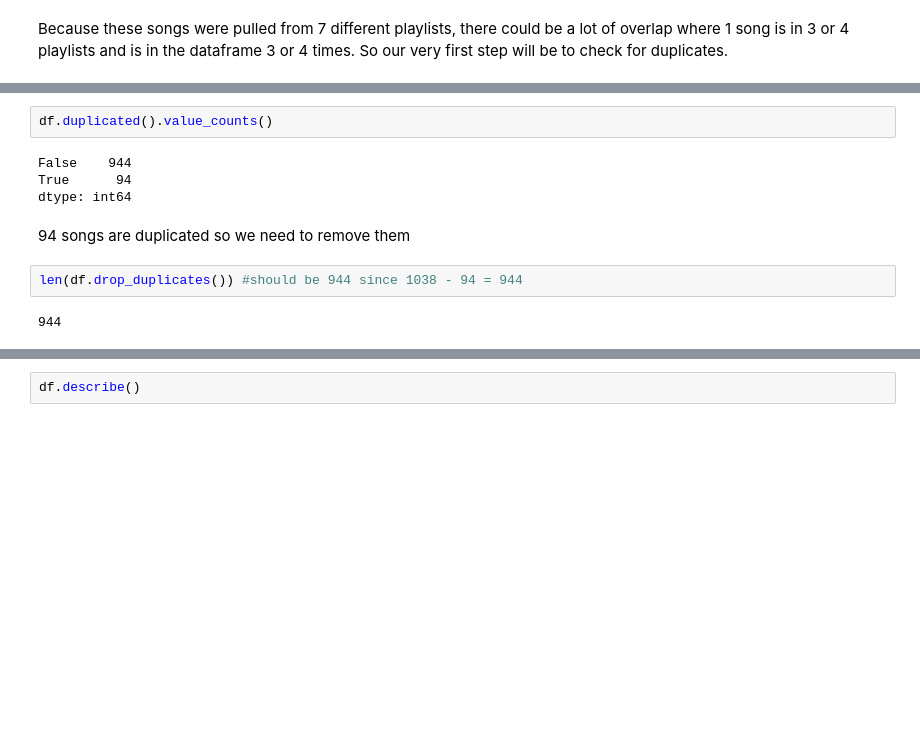
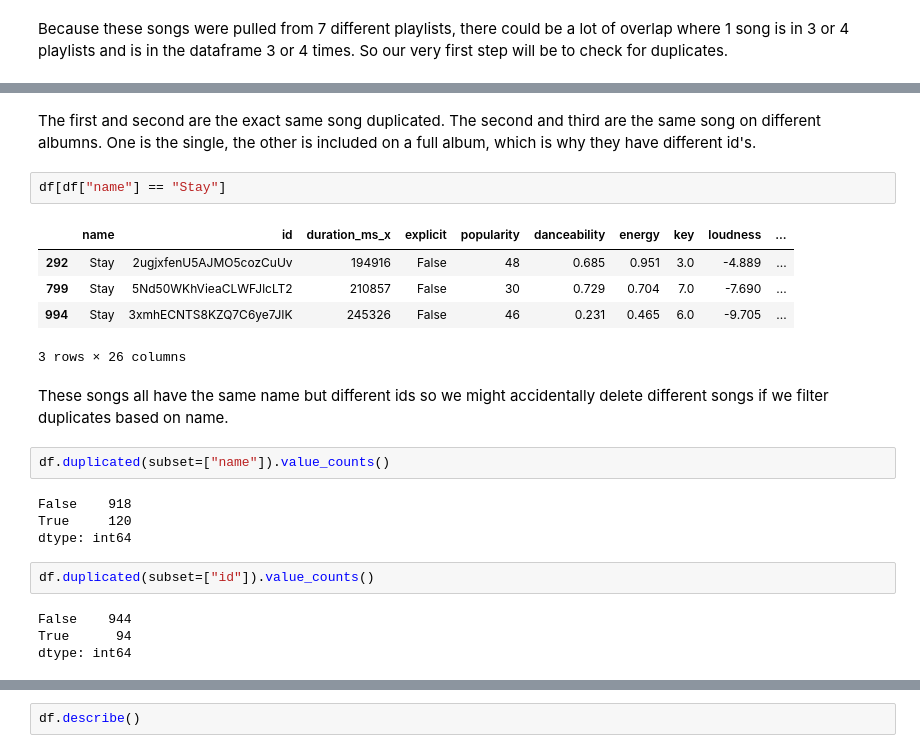
Before and after one commit to golsonallen/Data-Science-DJ, a Jupyter notebook: DJ.ipynb, the cells around one changed output, grey strips where cells are left out. Cells and saved outputs as stored; diff of their text form; blank space fills up the shorter version.

```diff
--- a/DJ.ipynb
+++ b/DJ.ipynb
@@ -59,12 +106,24 @@ So our very first step will be to check for duplicates.
+# %% [markdown]
+The first and second are the exact same song duplicated. The second and third are the same song on different albumns. One is the single, the other is included on a full album, which is why they have different id's.
+# %%
+df[df["name"] == "Stay"]
+# %% [output]
+|  | name | id | duration_ms_x | explicit | popularity | danceability | energy | key | loudness | ... |
+| 292 | Stay | 2ugjxfenU5AJMO5cozCuUv | 194916 | False | 48 | 0.685 | 0.951 | 3.0 | -4.889 | ... |
+| 799 | Stay | 5Nd50WKhVieaCLWFJlcLT2 | 210857 | False | 30 | 0.729 | 0.704 | 7.0 | -7.690 | ... |
+| 994 | Stay | 3xmhECNTS8KZQ7C6ye7JIK | 245326 | False | 46 | 0.231 | 0.465 | 6.0 | -9.705 | ... |
+3 rows × 26 columns
+# %% [markdown]
+These songs all have the same name but different ids so we might accidentally delete different songs if we filter duplicates based on name.
 # %%
-df.duplicated().value_counts()
+df.duplicated(subset=["name"]).value_counts()
 # %% [output]
-False    944
-True      94
+False    918
+True     120
 dtype: int64
-# %% [markdown]
-94 songs are duplicated so we need to remove them
-# %%
-len(df.drop_duplicates()) #should be 944 since 1038 - 94 = 944
-# %% [output]
-944
+# %%
+df.duplicated(subset=["id"]).value_counts()
+# %% [output]
+False    944
+True      94
+dtype: int64
```
Also changed, not shown: parts of 34 cells of this notebook, 1 other file.
